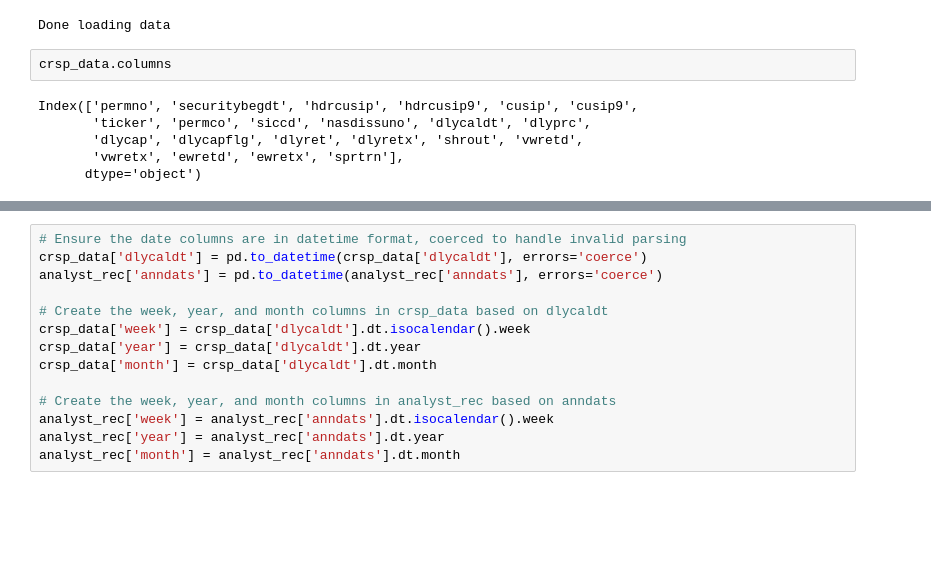
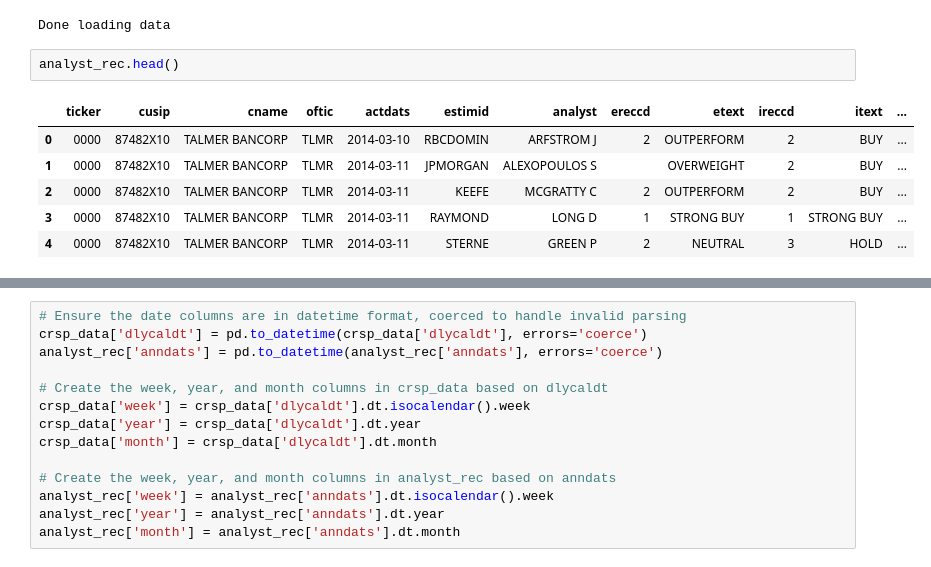
Before and after one commit to CharlesUche99/Do-Retail-Investors-need-Analysts-Recommendations, a Jupyter notebook: Data Cleaning and Organization.ipynb, the cells around one changed output, grey strips where cells are left out. Saved outputs shown, nothing was run; the diff lists cells and outputs as text; blank space fills up the shorter version.

```diff
--- a/Data Cleaning and Organization.ipynb
+++ b/Data Cleaning and Organization.ipynb
@@ -48,10 +50,11 @@ print("Done loading data", flush=True)
 # %% [output]
 Done loading data
 # %%
-crsp_data.columns
+analyst_rec.head()
 # %% [output]
-Index(['permno', 'securitybegdt', 'hdrcusip', 'hdrcusip9', 'cusip', 'cusip9',
-       'ticker', 'permco', 'siccd', 'nasdissuno', 'dlycaldt', 'dlyprc',
-       'dlycap', 'dlycapflg', 'dlyret', 'dlyretx', 'shrout', 'vwretd',
-       'vwretx', 'ewretd', 'ewretx', 'sprtrn'],
-      dtype='object')
+|  | ticker | cusip | cname | oftic | actdats | estimid | analyst | ereccd | etext | ireccd | itext | ... |
+| 0 | 0000 | 87482X10 | TALMER BANCORP | TLMR | 2014-03-10 | RBCDOMIN | ARFSTROM J | 2 | OUTPERFORM | 2 | BUY | ... |
+| 1 | 0000 | 87482X10 | TALMER BANCORP | TLMR | 2014-03-11 | JPMORGAN | ALEXOPOULOS S |  | OVERWEIGHT | 2 | BUY | ... |
+| 2 | 0000 | 87482X10 | TALMER BANCORP | TLMR | 2014-03-11 | KEEFE | MCGRATTY C | 2 | OUTPERFORM | 2 | BUY | ... |
+| 3 | 0000 | 87482X10 | TALMER BANCORP | TLMR | 2014-03-11 | RAYMOND | LONG D | 1 | STRONG BUY | 1 | STRONG BUY | ... |
+| 4 | 0000 | 87482X10 | TALMER BANCORP | TLMR | 2014-03-11 | STERNE | GREEN P | 2 | NEUTRAL | 3 | HOLD | ... |
```
Also changed, not shown: parts of 7 cells of this notebook, 2 other files.
